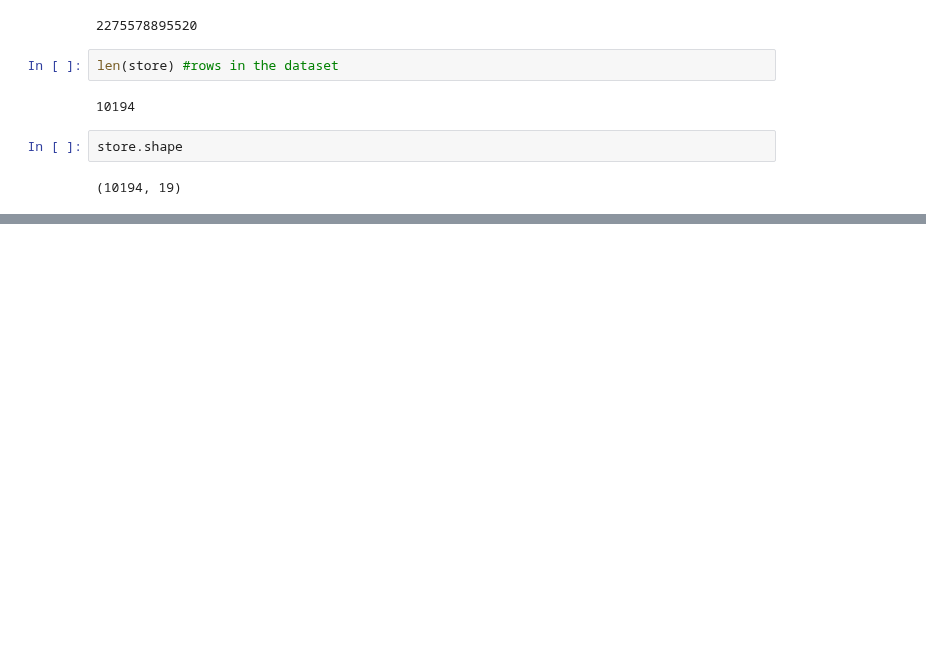
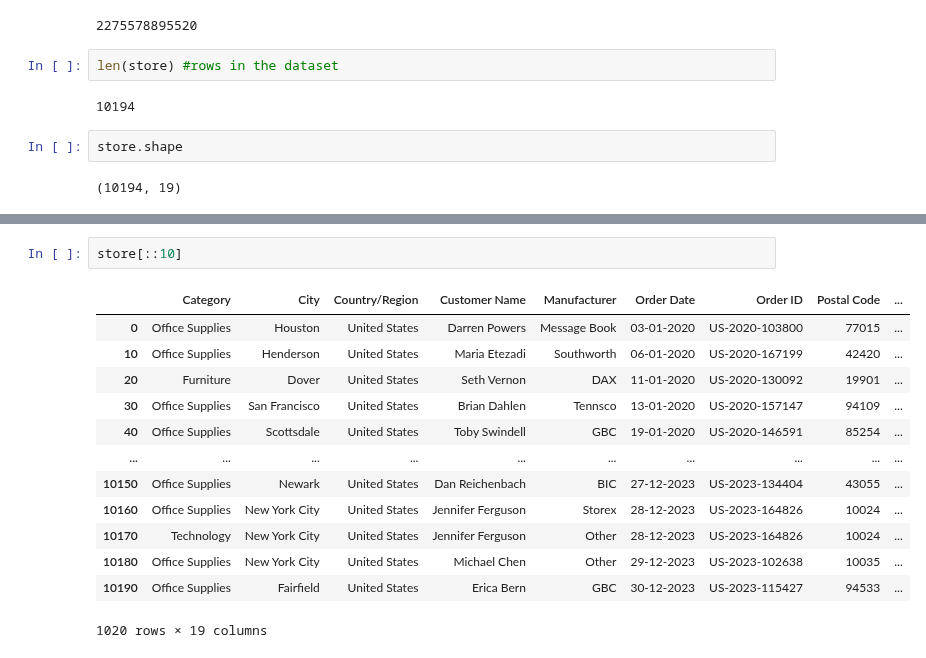
Before and after one commit to corpsedust/NareshIT, a Jupyter notebook: DailyClassroomNotes/12th Feb.ipynb, the cells around one changed output, grey strips where cells are left out. Saved outputs shown, nothing was run; the diff lists cells and outputs as text; blank space fills up the shorter version.

```diff
--- a/DailyClassroomNotes/12th Feb.ipynb
+++ b/DailyClassroomNotes/12th Feb.ipynb
@@ -31,0 +203,16 @@ store.shape
+# %%
+store[::10]
+# %% [output]
+|  | Category | City | Country/Region | Customer Name | Manufacturer | Order Date | Order ID | Postal Code | ... |
+| 0 | Office Supplies | Houston | United States | Darren Powers | Message Book | 03-01-2020 | US-2020-103800 | 77015 | ... |
+| 10 | Office Supplies | Henderson | United States | Maria Etezadi | Southworth | 06-01-2020 | US-2020-167199 | 42420 | ... |
+| 20 | Furniture | Dover | United States | Seth Vernon | DAX | 11-01-2020 | US-2020-130092 | 19901 | ... |
+| 30 | Office Supplies | San Francisco | United States | Brian Dahlen | Tennsco | 13-01-2020 | US-2020-157147 | 94109 | ... |
+| 40 | Office Supplies | Scottsdale | United States | Toby Swindell | GBC | 19-01-2020 | US-2020-146591 | 85254 | ... |
+| ... | ... | ... | ... | ... | ... | ... | ... | ... | ... |
+| 10150 | Office Supplies | Newark | United States | Dan Reichenbach | BIC | 27-12-2023 | US-2023-134404 | 43055 | ... |
+| 10160 | Office Supplies | New York City | United States | Jennifer Ferguson | Storex | 28-12-2023 | US-2023-164826 | 10024 | ... |
+| 10170 | Technology | New York City | United States | Jennifer Ferguson | Other | 28-12-2023 | US-2023-164826 | 10024 | ... |
+| 10180 | Office Supplies | New York City | United States | Michael Chen | Other | 29-12-2023 | US-2023-102638 | 10035 | ... |
+| 10190 | Office Supplies | Fairfield | United States | Erica Bern | GBC | 30-12-2023 | US-2023-115427 | 94533 | ... |
+1020 rows × 19 columns
```
Also changed, not shown: parts of 21 cells of this notebook.
